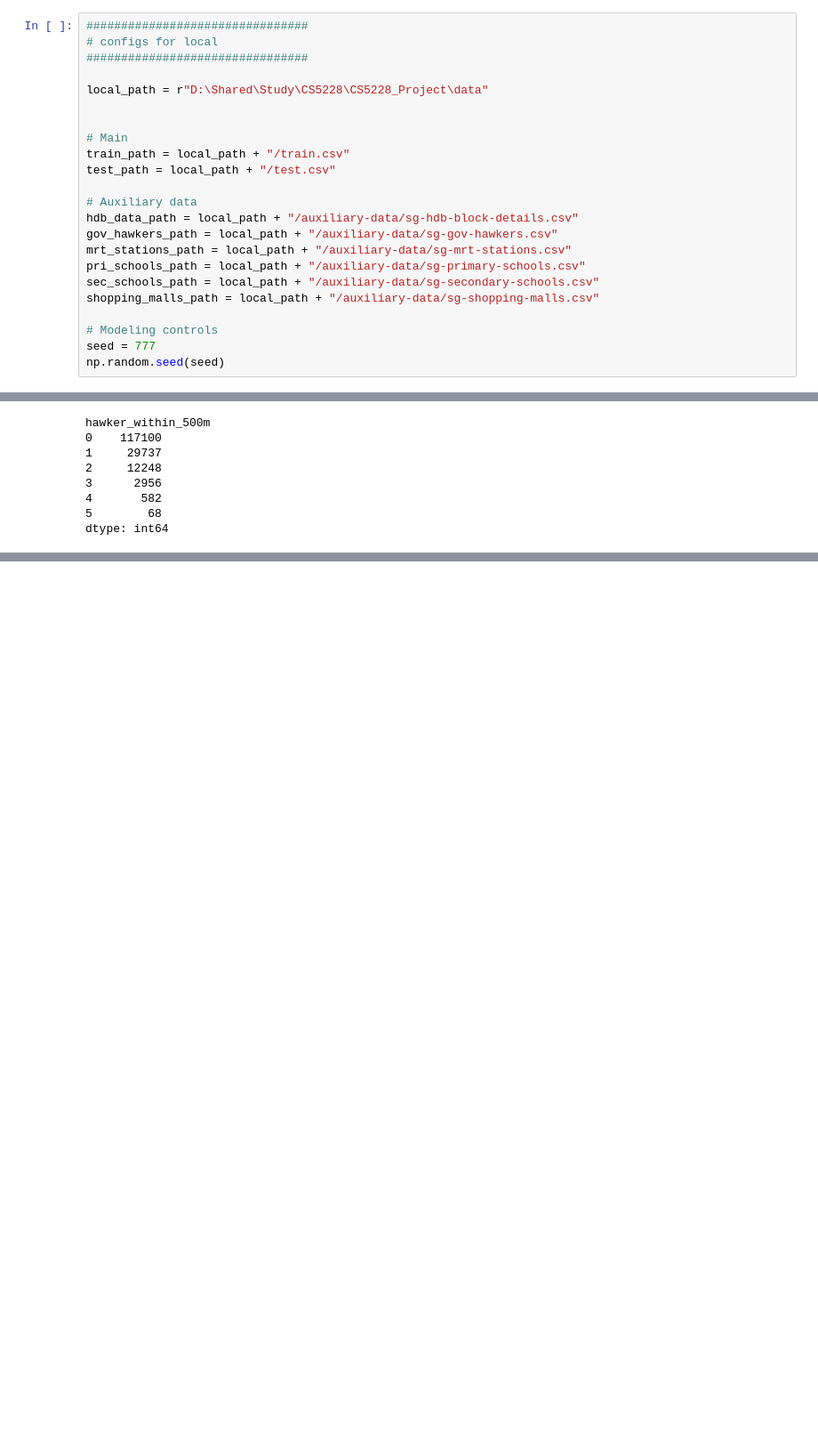
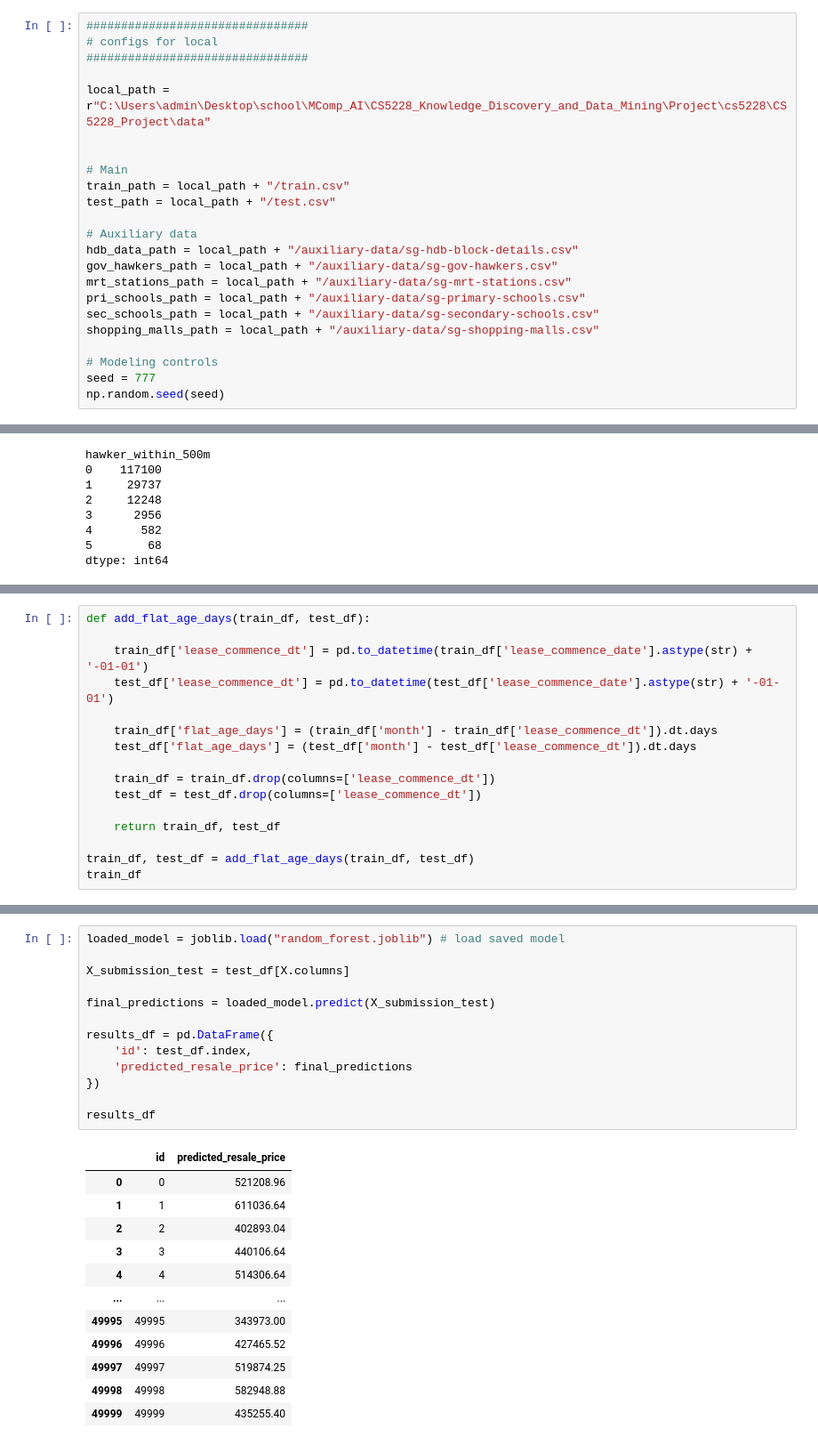
Before and after one commit to Biscuitkru/CS5228_Project, a Jupyter notebook: CS5228_Project.ipynb, the cells around one changed output, grey strips where cells are left out. Shown at 89% size. Saved outputs shown, nothing was run; the diff lists cells and outputs as text; blank space fills up the shorter version.

Commit message:
add baseline models

```diff
--- a/CS5228_Project.ipynb
+++ b/CS5228_Project.ipynb
@@ -37,7 +52,7 @@ from collections import Counter
 # configs for local
 ################################
 
-local_path = r"D:\Shared\Study\CS5228\CS5228_Project\data"
+local_path = r"C:\Users\admin\Desktop\school\MComp_AI\CS5228_Knowledge_Discovery_and_Data_Mining\Project\cs5228\CS5228_Project\data"
 
 
 # Main
@@ -560,0 +594,16 @@ dtype: int64
+# %%
+def add_flat_age_days(train_df, test_df):
+
+    train_df['lease_commence_dt'] = pd.to_datetime(train_df['lease_commence_date'].astype(str) + '-01-01')
+    test_df['lease_commence_dt'] = pd.to_datetime(test_df['lease_commence_date'].astype(str) + '-01-01')
+
+    train_df['flat_age_days'] = (train_df['month'] - train_df['lease_commence_dt']).dt.days
+    test_df['flat_age_days'] = (test_df['month'] - test_df['lease_commence_dt']).dt.days
+
+    train_df = train_df.drop(columns=['lease_commence_dt'])
+    test_df = test_df.drop(columns=['lease_commence_dt'])
+
+    return train_df, test_df
+
+train_df, test_df = add_flat_age_days(train_df, test_df)
+train_df
@@ -560,0 +1027,26 @@ dtype: int64
+# %%
+loaded_model = joblib.load("random_forest.joblib") # load saved model
+
+X_submission_test = test_df[X.columns]
+
+final_predictions = loaded_model.predict(X_submission_test)
+
+results_df = pd.DataFrame({
+    'id': test_df.index,
+    'predicted_resale_price': final_predictions
+})
+
+results_df
+# %% [output]
+|  | id | predicted_resale_price |
+| 0 | 0 | 521208.96 |
+| 1 | 1 | 611036.64 |
+| 2 | 2 | 402893.04 |
+| 3 | 3 | 440106.64 |
+| 4 | 4 | 514306.64 |
+| ... | ... | ... |
+| 49995 | 49995 | 343973.00 |
+| 49996 | 49996 | 427465.52 |
+| 49997 | 49997 | 519874.25 |
+| 49998 | 49998 | 582948.88 |
+| 49999 | 49999 | 435255.40 |
```
Also changed, not shown: parts of 19 cells of this notebook, 4 other files.
